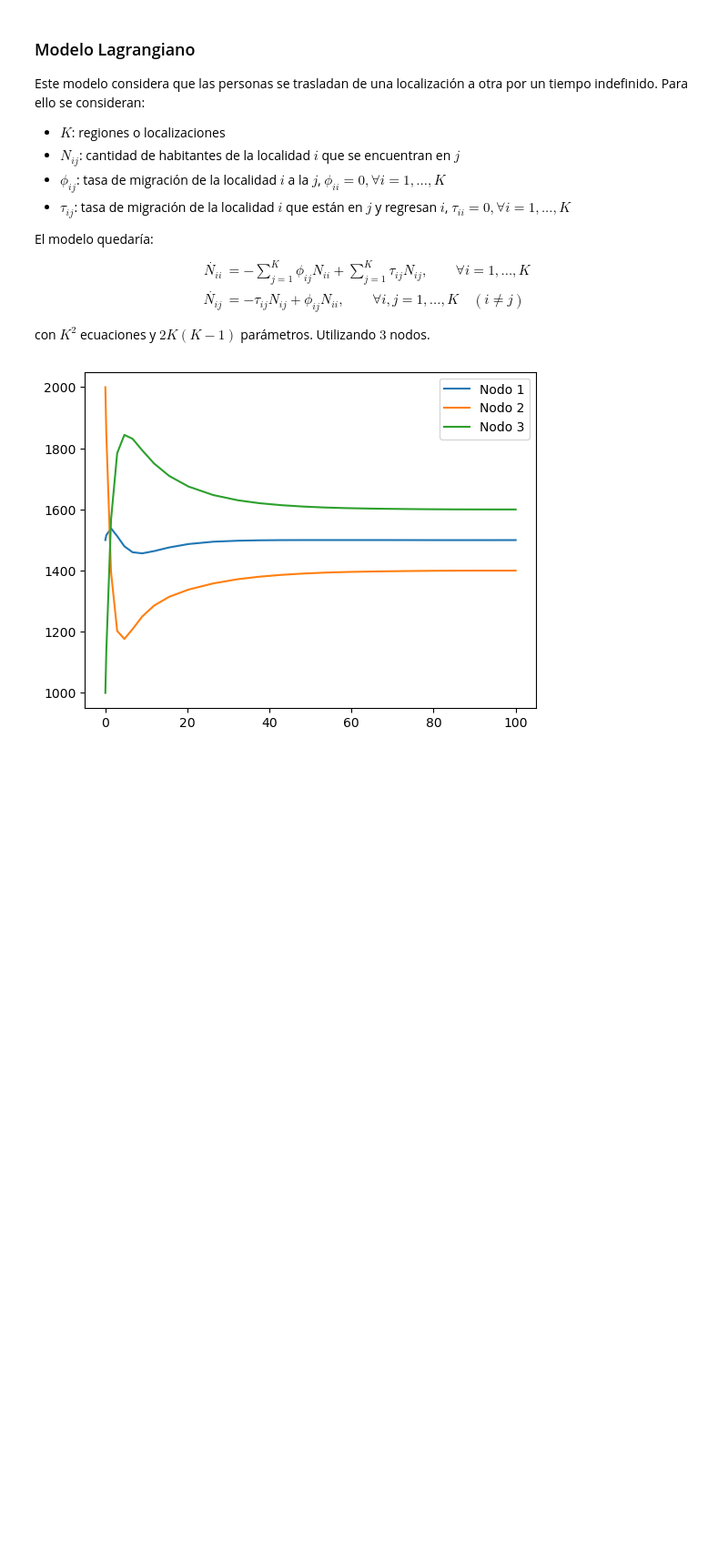
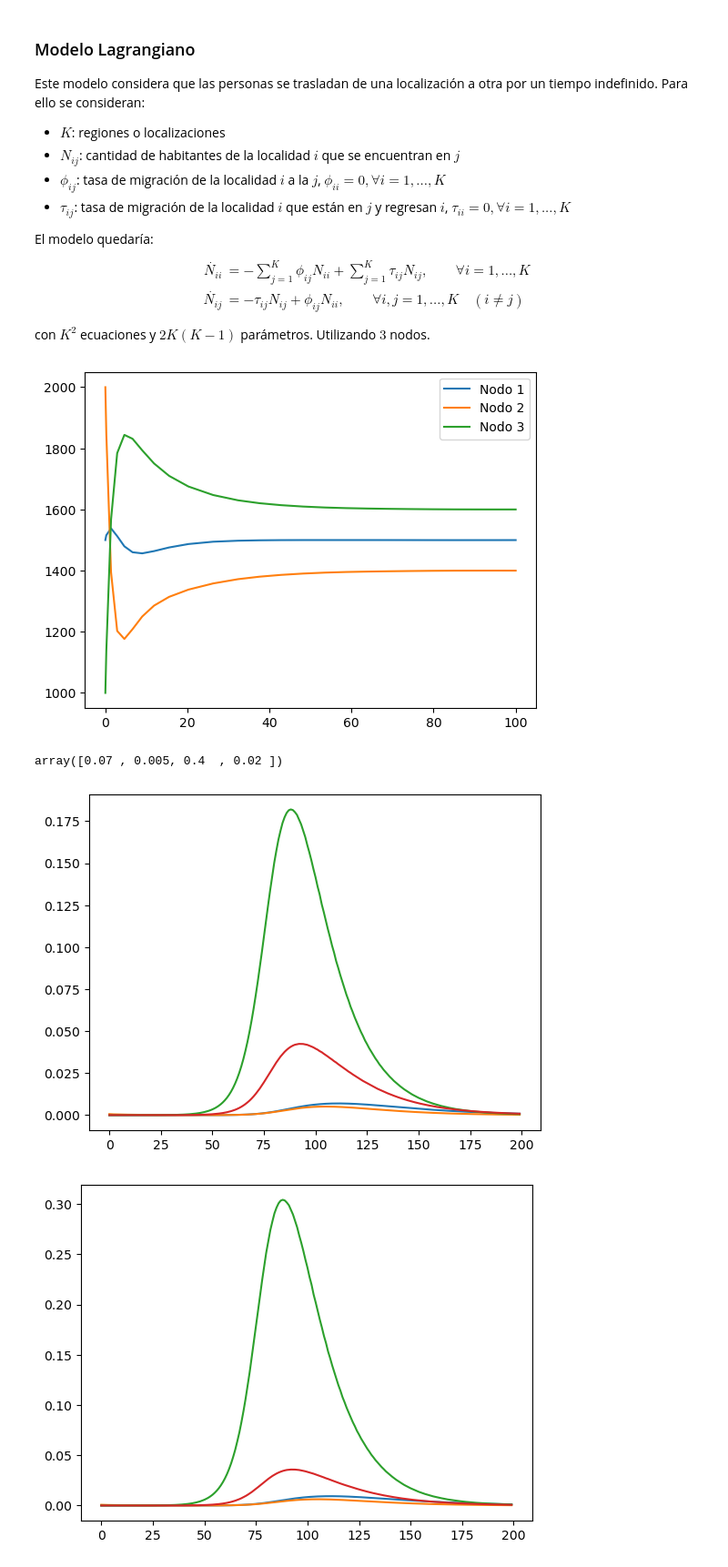
Before and after one commit to LazaroDGM/MetapopulationEpidemicModels, a Jupyter notebook: experiments/experiment_01/experiment_01.ipynb, the cells around one changed output. Shown: that part at 91% size. Cells and saved outputs as stored; diff of their text form; code cells hidden in the pictures; blank space fills up the shorter version.

```diff
--- a/experiments/experiment_01/experiment_01.ipynb
+++ b/experiments/experiment_01/experiment_01.ipynb
@@ -167,0 +251,35 @@ plt.show()
+# %%
+Out = np.array([
+    [0, 0, 0, 0.7],
+    [0, 0, 0, 0.6],
+    [0, 0, 0, 0.8],
+    [0.05, 0.03, 0.01, 0],
+])
+In = np.array([
+    [0, 0, 0, 1],
+    [0, 0, 0, 1],
+    [0, 0, 0, 1],
+    [1, 1, 1, 0],
+])
+y0 = np.zeros((4,4,4))
+np.fill_diagonal(y0[3], [2000,1000,1500,7000])
+np.fill_diagonal(y0[1], [0,1,0,0])
+y0[0] = y0[3] - y0[1]
+y0.resize((4*4*4,))
+Beta = np.random.random((4))
+Beta = np.array([0.07,0.005,0.4,0.02])
+Gamma = np.zeros(4) + 1/14
+# %%
+n = 200
+y= np.reshape(solve_ivp(fun_sir_lagrange, (0, n), y0, args=(Out, In, Beta, Gamma), t_eval=np.linspace(1,n,n)).y, (4,4,4,n))
+Beta
+# %% [output]
+array([0.07 , 0.005, 0.4  , 0.02 ])
+# %%
+plt.plot([[i]*4 for i in range(n)], [y[1,0:4,0:4,i].sum(axis=0) / y[3].sum(axis=1)[:,i] for i in range(n)])
+plt.show()
+plt.plot([[i]*4 for i in range(n)], [y[1,0:4,0:4,i].sum(axis=0) / y[3].sum(axis=0)[:,i] for i in range(n)])
+plt.show()
+# %% [output]
+[figure, added]
+[figure, added]
```
Also changed, not shown: parts of 17 cells of this notebook, 1 other file.
